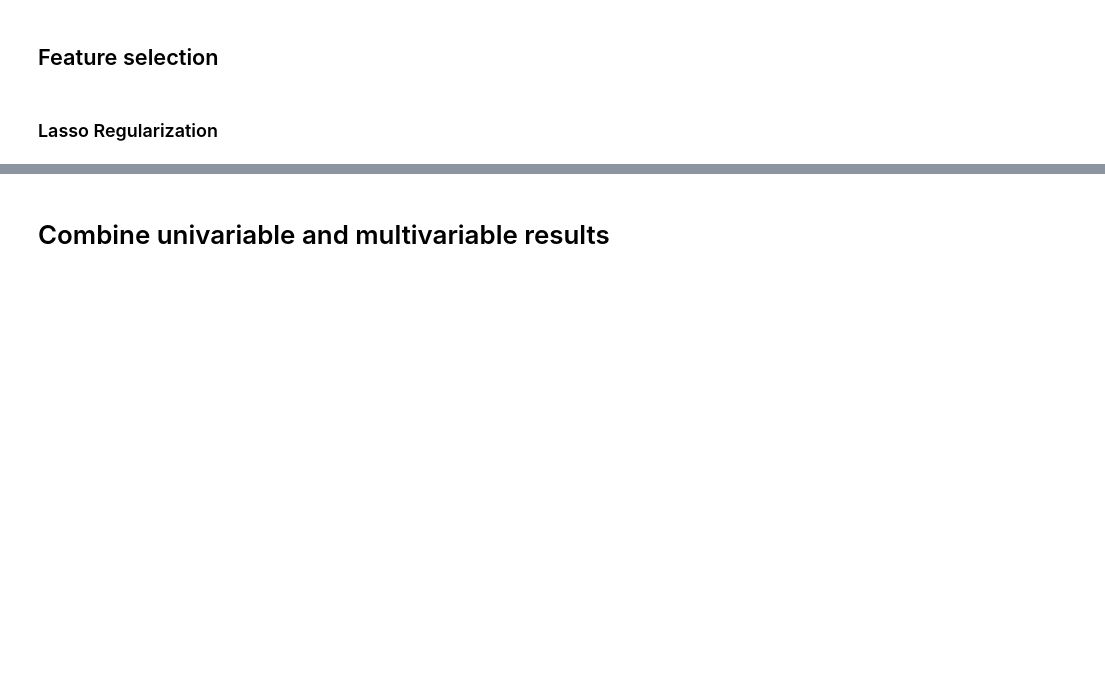
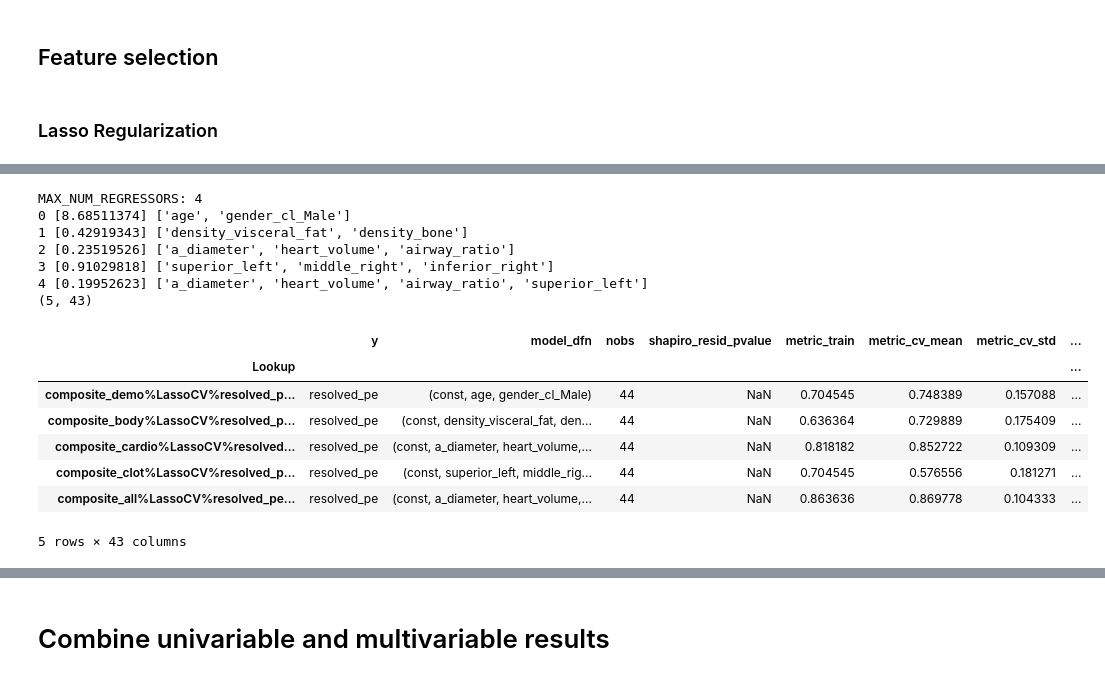
Before and after one commit to qaust/iCPET, a Jupyter notebook: src/logit.ipynb, the cells around one changed output, grey strips where cells are left out. Saved outputs shown, nothing was run; the diff lists cells and outputs as text; code cells hidden in the pictures; blank space fills up the shorter version.

Commit message:
chore: implemented cap on number of features for ols and logit.

```diff
--- a/src/logit.ipynb
+++ b/src/logit.ipynb
@@ -379,0 +301,80 @@ multivariable_results.tail()
+# %%
+model_dfns = [control_features, body_features, cardio_features, clot_features, all_features]
+model_dfn_names = ['demo', 'body', 'cardio', 'clot', 'all']
+model_dfns_remaining = list()
+
+MAX_NUM_REGRESSORS = len(y) // 10
+print(f"MAX_NUM_REGRESSORS: {MAX_NUM_REGRESSORS}")
+
+multivariable_results = pd.DataFrame()
+for i, feats in enumerate(model_dfns):
+
+    low_Cs = -2
+    high_Cs = 2
+
+    logitCV = LogisticRegressionCV(
+        Cs=np.logspace(low_Cs, high_Cs, 50),
+        cv=CUSTOM_CV,
+        penalty='l1',
+        solver='liblinear',
+        max_iter=5_000,
+        scoring='roc_auc',
+        fit_intercept=True,
+        random_state=SEED,
+        n_jobs=-1
+    )
+
+    # Select features
+    X_init = X.loc[:, feats]
+    exceeds_max_num_regressors = True
+    while exceeds_max_num_regressors:
+        logitCV.fit(X_init, y_temp)
+        coefs = pd.DataFrame(
+            {'coef': np.squeeze(logitCV.coef_)},
+            index=logitCV.feature_names_in_
+        )
+        remaining_features = list(coefs[coefs['coef'] != 0].index.values)
+        if len(remaining_features) > MAX_NUM_REGRESSORS:
+            high_Cs -= 0.1
+            logitCV.set_params(**{'Cs': np.logspace(low_Cs, high_Cs, 50)})
+        else:
+            exceeds_max_num_regressors = False
+
+    print(i, logitCV.C_, remaining_features)
+    model_dfns_remaining.append(remaining_features)
+
+    # Fit model with selected features
+    X_selected = X.loc[:, remaining_features]
+    model_sm, model_sk = fit_model(X_selected, y_temp)
+
+    # Store results
+    temp_results = combine_model_results(model_sm, model_sk, X_selected, y_temp)
+    temp_results['category'] = 'composite_'+ model_dfn_names[i]
+    multivariable_results = pd.concat(
+        [multivariable_results, temp_results],
+        axis=0
+    )
+
+multivariable_results = multivariable_results.reset_index()
+multivariable_results['selection_method'] = 'LassoCV'
+multivariable_results['controls'] = 'None'
+multivariable_results.index = multivariable_results[['category', 'selection_method', 'y', 'controls']].apply('%'.join, axis=1)
+multivariable_results.index.name = 'Lookup'
+print(multivariable_results.shape)
+multivariable_results.tail()
+# %% [output]
+MAX_NUM_REGRESSORS: 4
+0 [8.68511374] ['age', 'gender_cl_Male']
+1 [0.42919343] ['density_visceral_fat', 'density_bone']
+2 [0.23519526] ['a_diameter', 'heart_volume', 'airway_ratio']
+3 [0.91029818] ['superior_left', 'middle_right', 'inferior_right']
+4 [0.19952623] ['a_diameter', 'heart_volume', 'airway_ratio', 'superior_left']
+(5, 43)
+|  | y | model_dfn | nobs | shapiro_resid_pvalue | metric_train | metric_cv_mean | metric_cv_std | ... |
+| Lookup |  |  |  |  |  |  |  | ... |
+| composite_demo%LassoCV%resolved_p... | resolved_pe | (const, age, gender_cl_Male) | 44 | NaN | 0.704545 | 0.748389 | 0.157088 | ... |
+| composite_body%LassoCV%resolved_p... | resolved_pe | (const, density_visceral_fat, den... | 44 | NaN | 0.636364 | 0.729889 | 0.175409 | ... |
+| composite_cardio%LassoCV%resolved... | resolved_pe | (const, a_diameter, heart_volume,... | 44 | NaN | 0.818182 | 0.852722 | 0.109309 | ... |
+| composite_clot%LassoCV%resolved_p... | resolved_pe | (const, superior_left, middle_rig... | 44 | NaN | 0.704545 | 0.576556 | 0.181271 | ... |
+| composite_all%LassoCV%resolved_pe... | resolved_pe | (const, a_diameter, heart_volume,... | 44 | NaN | 0.863636 | 0.869778 | 0.104333 | ... |
+5 rows × 43 columns
```
Also changed, not shown: parts of 8 cells of this notebook, 1 other file.
